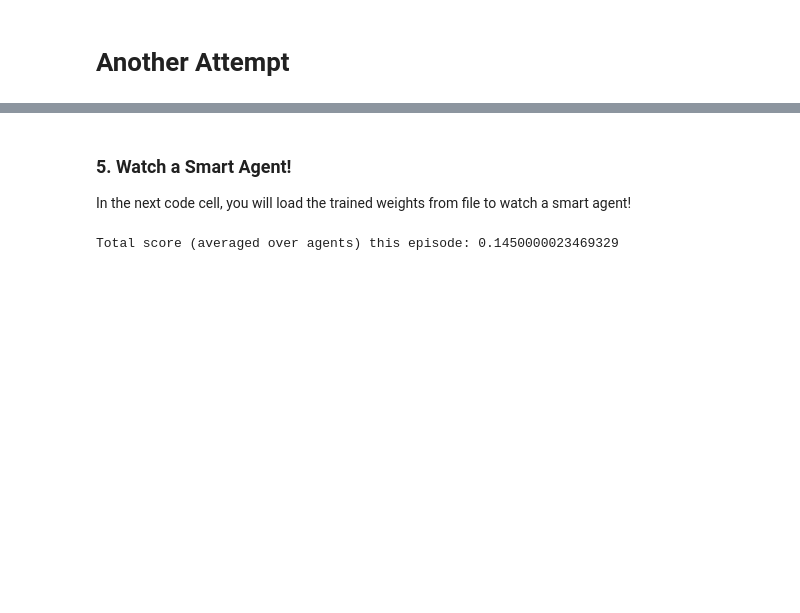
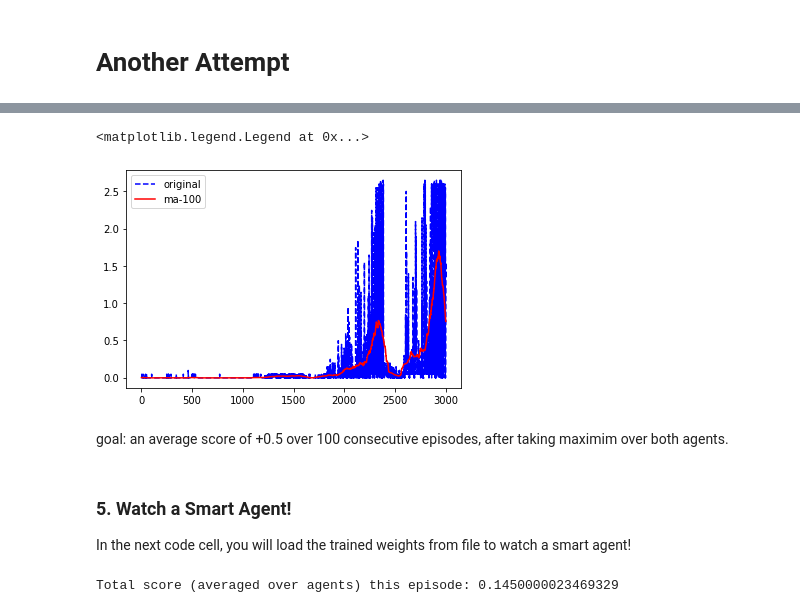
Before and after one commit to YoshiyukiKono/DRL_P3_Collaboration-and-Competition, a Jupyter notebook: Tennis.ipynb, the cells around one changed output, grey strips where cells are left out. Cells and saved outputs as stored; diff of their text form; code cells hidden in the pictures; blank space fills up the shorter version.

```diff
--- a/Tennis.ipynb
+++ b/Tennis.ipynb
@@ -655,3 +647,23 @@ Score (max/min over agents) from episode 2956: 2.60000/2.60000 - (-0.98367/-0.99
+# %%
+x=np.arange(1, len(scores)+1) #np.linspace(0,10,100)
+yorg=scores
+#y=np.sin(x)+np.random.randn(100)*0.2
+
+num=100#.0#移動平均の個数
+b=np.ones(num)/num
+
+#y2=np.convolve(y, b, mode='same')#移動平均
+y2=np.convolve(yorg, b, mode='same')#移動平均
+
+plt.plot(x,yorg,'b--',label='original')
+#plt.plot(x,y,'k-',label='元系列')
+plt.plot(x,y2,'r', label='ma-{}'.format(num))
+plt.legend()
+# %% [output]
+<matplotlib.legend.Legend at 0x...>
+[figure, added]
+# %% [markdown]
+goal: an average score of +0.5 over 100 consecutive episodes, after taking maximim over both agents.
 # %% [markdown]
 ### 5. Watch a Smart Agent!
 In the next code cell, you will load the trained weights from file to watch a smart agent!
```
Also changed, not shown: parts of 6 cells of this notebook, 1 other file.
